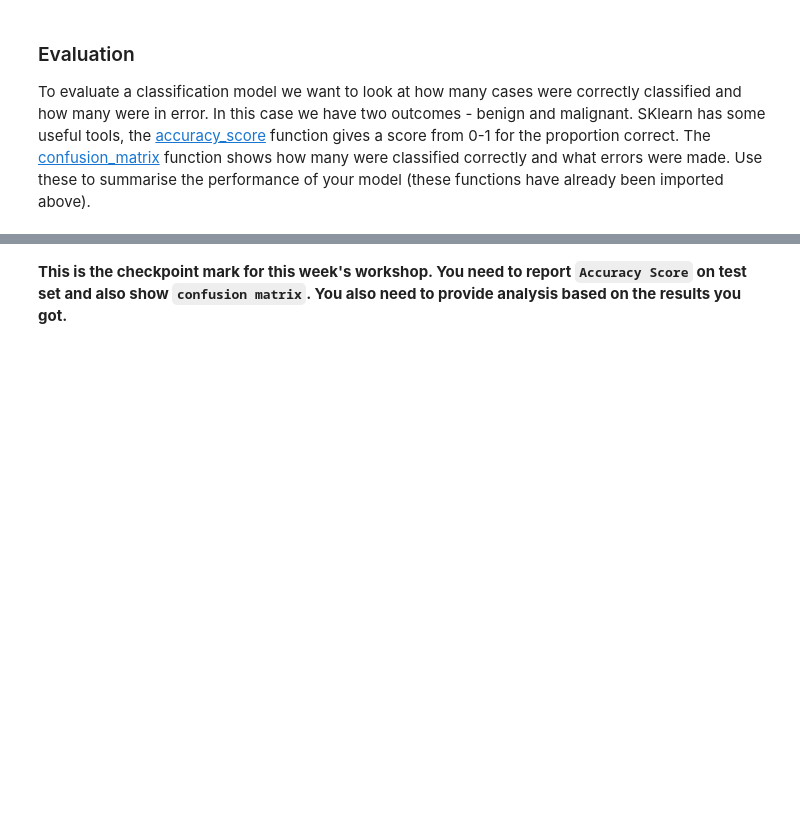
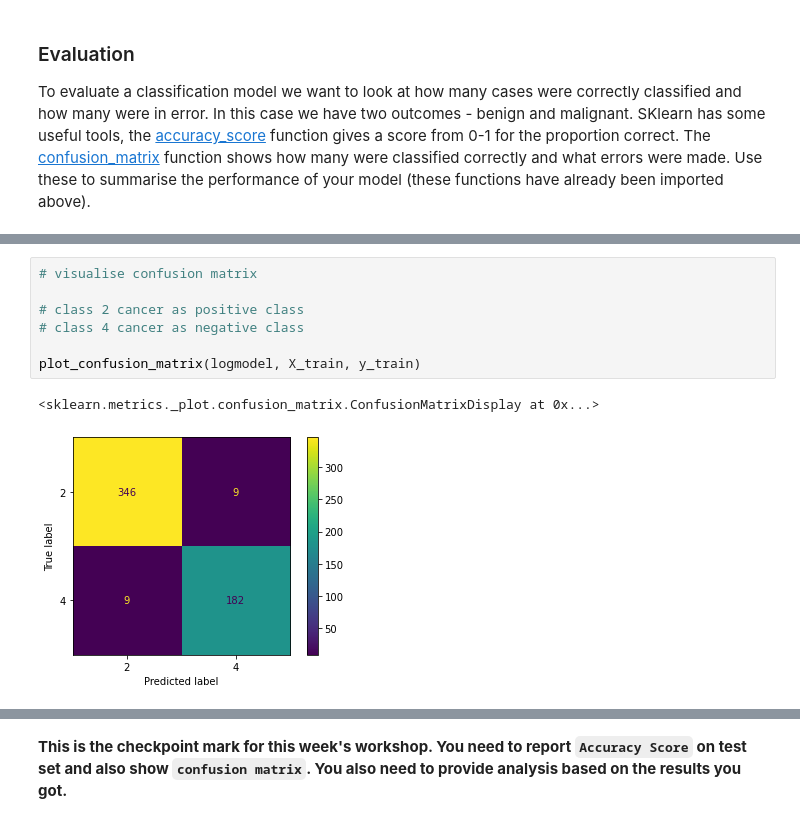
Before and after one commit to felix-rosenberger/Data-Science-Practicals, a Jupyter notebook: Week 6/Workshop Week 6.ipynb, the cells around one changed output, grey strips where cells are left out. Drawn from its saved outputs; the diff is of its cells as text; blank space fills up the shorter version.

Commit message:
Confusion matrix evaluation finished

```diff
--- a/Week 6/Workshop Week 6.ipynb
+++ b/Week 6/Workshop Week 6.ipynb
@@ -175,0 +189,10 @@ your model (these functions have already been imported above).
+# %%
+# visualise confusion matrix
+
+# class 2 cancer as positive class
+# class 4 cancer as negative class
+
+plot_confusion_matrix(logmodel, X_train, y_train)
+# %% [output]
+<sklearn.metrics._plot.confusion_matrix.ConfusionMatrixDisplay at 0x...>
+[figure, added]
```
Also changed, not shown: parts of 10 cells of this notebook.
